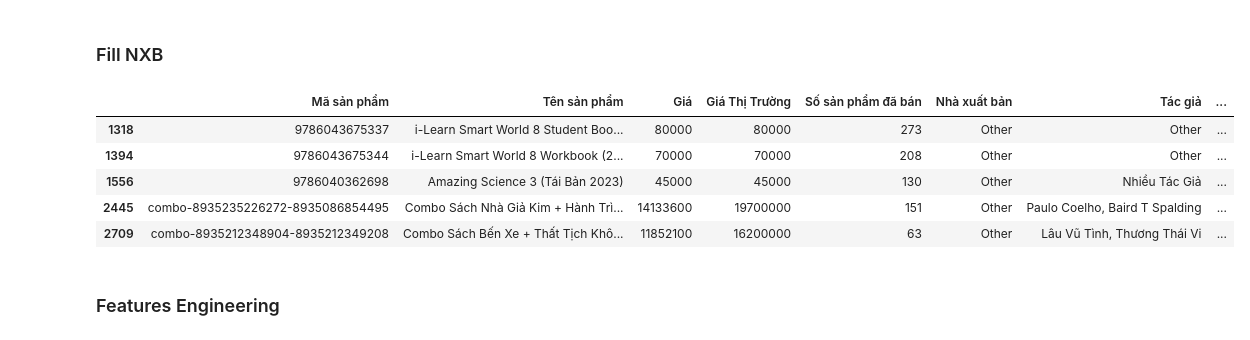
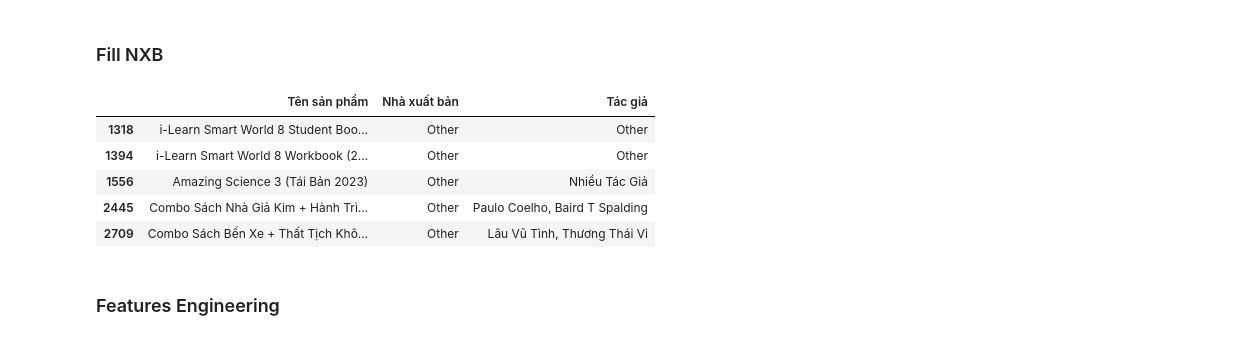
Before and after one commit to dien9907/Fahasa_Selenium, a Jupyter notebook: cleaning.ipynb, the cells around one changed output. Drawn from its saved outputs; the diff is of its cells as text; code cells hidden in the pictures.

```diff
--- a/cleaning.ipynb
+++ b/cleaning.ipynb
@@ -16,10 +16,10 @@ cleaned_path = os.getenv('CLEANED_PATH')
 # %% [markdown]
 ## Import csv
 # %%
-df_parent_categories = pd.read_csv(f'{raw_path}fahasha_parent_categories.csv')
-df_child_categories = pd.read_csv(f'{raw_path}fahasha_child_categories.csv')
-df_products = pd.read_csv(f'{raw_path}fahasha_products.csv')
-df_comments = pd.read_csv(f'{raw_path}fahasha_comments.csv')
+df_parent_categories = pd.read_csv(f'{raw_path}fahasa_parent_categories.csv')
+df_child_categories = pd.read_csv(f'{raw_path}fahasa_child_categories.csv')
+df_products = pd.read_csv(f'{raw_path}fahasa_products.csv')
+df_comments = pd.read_csv(f'{raw_path}fahasa_comments.csv')
 # %% [markdown]
 Hàm tóm tắt thông tin có trong dữ liệu
 # %%
@@ -113,6 +113,7 @@ products[products['Mã sản phẩm'].isna()].sample(10)
 # %% [markdown]
 Các row khong có mã sp cũng không mang được thông tin hữu ít, vậy nên ta sẽ drop các row này
 # %%
+non_id_products =products['Mã sản phẩm'].isna()
 products.drop(products[non_id_products].index, inplace=True)
 # %% [markdown]
 Kết quả
@@ -182,6 +183,7 @@ Các dòng không có giá thị trường ta sẽ mặc định là chính giá
 Fill các sp không có giá trị trường bằng giá bán
 # %%
 # Slicing các record có giá thị trường = 'Không có giá' và gán giá trị mới
+non_old_price = products['Giá Thị Trường'].isna()
 products.loc[non_old_price , 'Giá Thị Trường'] = products['Giá']
 # %% [markdown]
 Kiểm tra kết quả
@@ -345,14 +352,14 @@ products.fillna({'Tác giả':'Other'}, inplace=True)
 # %%
 non_NXB = products['Nhà xuất bản'].isnull()
 products.fillna({'Nhà xuất bản':'Other'}, inplace=True)
-products[non_NXB].head()
+products[non_NXB][["Tên sản phẩm" , "Nhà xuất bản" , "Tác giả"]].head()
 # %% [output]
-|  | Mã sản phẩm | Tên sản phẩm | Giá | Giá Thị Trường | Số sản phẩm đã bán | Nhà xuất bản | Tác giả | ... |
-| 1318 | 9786043675337 | i-Learn Smart World 8 Student Boo... | 80000 | 80000 | 273 | Other | Other | ... |
-| 1394 | 9786043675344 | i-Learn Smart World 8 Workbook (2... | 70000 | 70000 | 208 | Other | Other | ... |
-| 1556 | 9786040362698 | Amazing Science 3 (Tái Bản 2023) | 45000 | 45000 | 130 | Other | Nhiều Tác Giả | ... |
-| 2445 | combo-8935235226272-8935086854495 | Combo Sách Nhà Giả Kim + Hành Trì... | 14133600 | 19700000 | 151 | Other | Paulo Coelho, Baird T Spalding | ... |
-| 2709 | combo-8935212348904-8935212349208 | Combo Sách Bến Xe + Thất Tịch Khô... | 11852100 | 16200000 | 63 | Other | Lâu Vũ Tình, Thương Thái Vi | ... |
+|  | Tên sản phẩm | Nhà xuất bản | Tác giả |
+| 1318 | i-Learn Smart World 8 Student Boo... | Other | Other |
+| 1394 | i-Learn Smart World 8 Workbook (2... | Other | Other |
+| 1556 | Amazing Science 3 (Tái Bản 2023) | Other | Nhiều Tác Giả |
+| 2445 | Combo Sách Nhà Giả Kim + Hành Trì... | Other | Paulo Coelho, Baird T Spalding |
+| 2709 | Combo Sách Bến Xe + Thất Tịch Khô... | Other | Lâu Vũ Tình, Thương Thái Vi |
 # %% [markdown]
 ### Features Engineering
 # %% [markdown]
```
Also changed, not shown: parts of 8 cells of this notebook, 3 other files.
